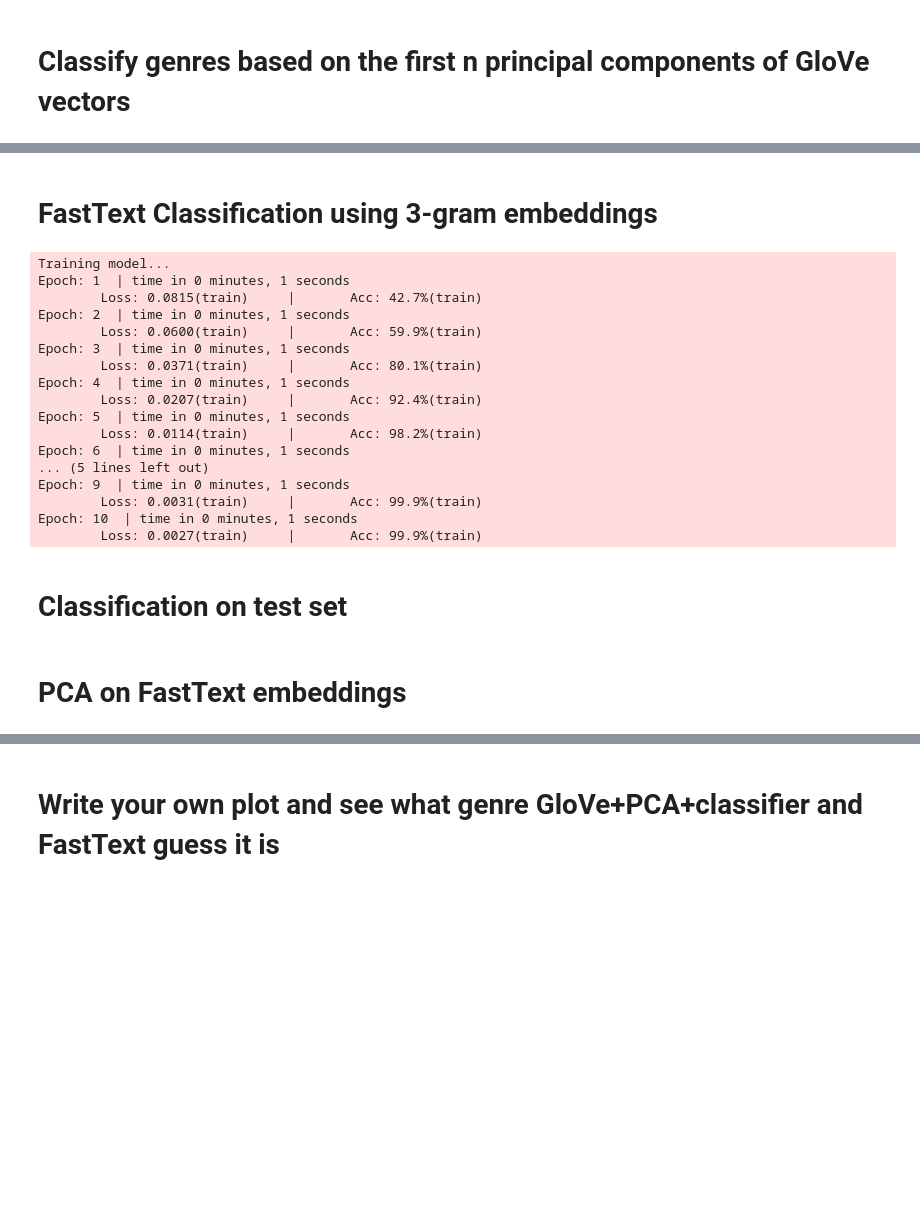
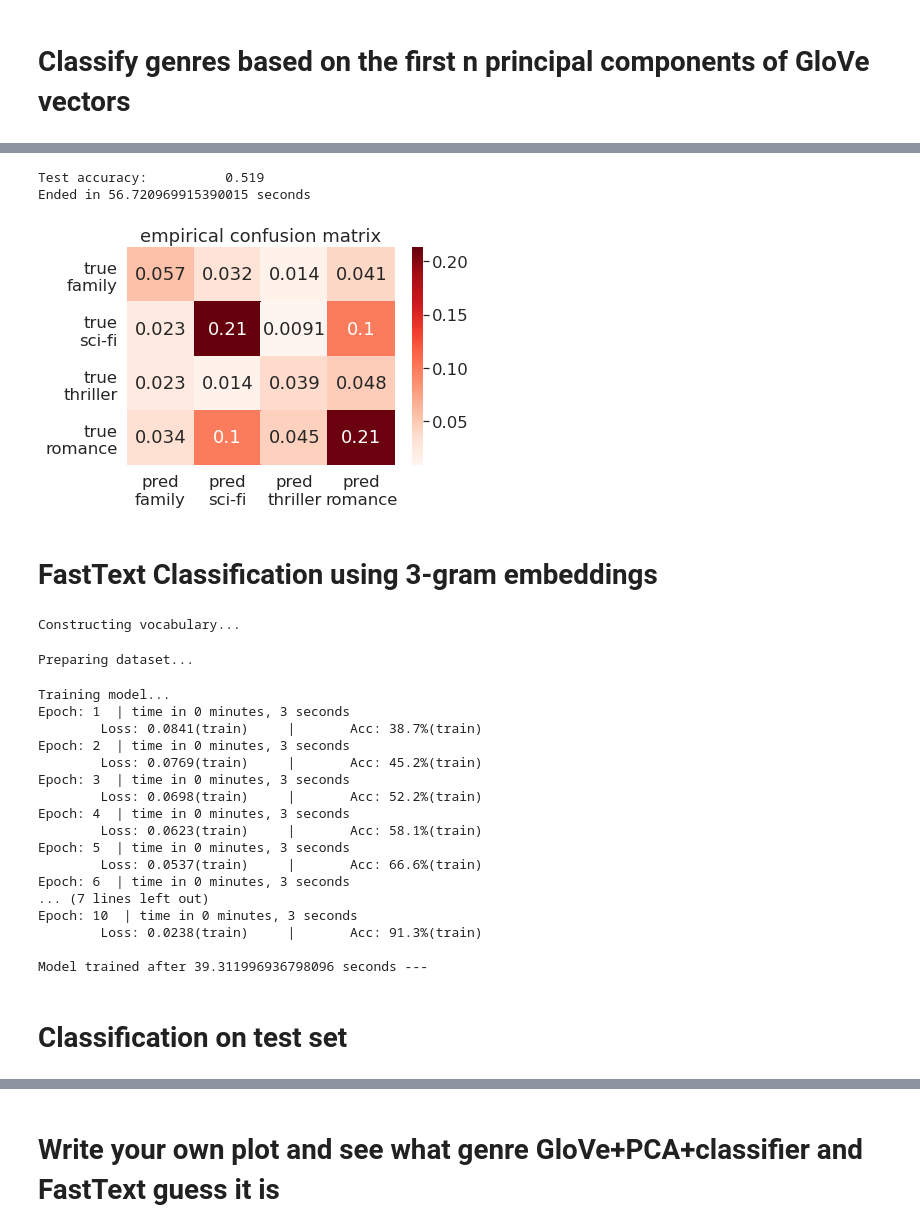
Before and after one commit to Marcrulo/SignalsExam, a Jupyter notebook: Group13.ipynb, the cells around one changed output, grey strips where cells are left out. Drawn from its saved outputs; the diff is of its cells as text; code cells hidden in the pictures; blank space fills up the shorter version.

```diff
--- a/Group13.ipynb
+++ b/Group13.ipynb
@@ -54,3 +282,33 @@ def clean(text):
+# %%
+start_time = time.time()
+test_predictions  = np.array([classify_genre(x)[0][0] for x in range(len(y_test))])
+test_acc  = np.mean(test_predictions  == np.array(test_labels_genre))
+print('Test accuracy:\t\t%4.3f' % test_acc)
+print(f"Ended in {time.time() - start_time} seconds")
+# %% [output]
+Test accuracy:          0.519
+Ended in 56.720969915390015 seconds
+# %%
+# Confusion matrix:
+#
+# TRUE
+#               ___________________________________
+# family   (0) |______|________|__________|________|
+# sci-fi   (1) |______|________|__________|________|
+# thriller (2) |______|________|__________|________|
+# romance  (3) |______|________|__________|________|
+#               family  sci-fi   thriller   romance
+#               (0)      (1)       (2)        (3)
+#
+#                       PREDICT
+
+CM = confusion_matrix(test_labels_genre, test_predictions)
+CM_normalized = CM / CM.sum()
+snb.heatmap(CM_normalized,yticklabels=['true\nfamily','true\nsci-fi','true\nthriller','true\nromance'],xticklabels=['pred\nfamily','pred\nsci-fi','pred\nthriller','pred\nromance'],annot=True,cmap="Reds")
+plt.title('empirical confusion matrix')
+plt.show()
+# %% [output]
+[figure, added]
 # %% [markdown]
 # FastText Classification using 3-gram embeddings
 # %%
@@ -259,26 +518,28 @@ class FastText(object):
         return word in self.vocab.stoi
 # %%
 # Usage example:
-model = FastText(train_texts,train_labels,embed_dim=100,num_epochs=10)
+start_time = time.time()
+model = FastText(train_texts,train_labels,embed_dim=100,num_epochs=10,ngrams=3)
+print("Model trained after %s seconds ---" % (time.time() - start_time))
 # %% [output]
-Training model...
-Epoch: 1  | time in 0 minutes, 1 seconds
-        Loss: 0.0815(train)     |       Acc: 42.7%(train)
-Epoch: 2  | time in 0 minutes, 1 seconds
-        Loss: 0.0600(train)     |       Acc: 59.9%(train)
-Epoch: 3  | time in 0 minutes, 1 seconds
-        Loss: 0.0371(train)     |       Acc: 80.1%(train)
-Epoch: 4  | time in 0 minutes, 1 seconds
-        Loss: 0.0207(train)     |       Acc: 92.4%(train)
-Epoch: 5  | time in 0 minutes, 1 seconds
-        Loss: 0.0114(train)     |       Acc: 98.2%(train)
-Epoch: 6  | time in 0 minutes, 1 seconds
-... (5 lines left out)
-Epoch: 9  | time in 0 minutes, 1 seconds
-        Loss: 0.0031(train)     |       Acc: 99.9%(train)
-Epoch: 10  | time in 0 minutes, 1 seconds
-        Loss: 0.0027(train)     |       Acc: 99.9%(train)
+Constructing vocabulary...
+Preparing dataset...
+Training model...
+Epoch: 1  | time in 0 minutes, 3 seconds
+        Loss: 0.0841(train)     |       Acc: 38.7%(train)
+Epoch: 2  | time in 0 minutes, 3 seconds
+        Loss: 0.0769(train)     |       Acc: 45.2%(train)
+Epoch: 3  | time in 0 minutes, 3 seconds
+        Loss: 0.0698(train)     |       Acc: 52.2%(train)
+Epoch: 4  | time in 0 minutes, 3 seconds
+        Loss: 0.0623(train)     |       Acc: 58.1%(train)
+Epoch: 5  | time in 0 minutes, 3 seconds
+        Loss: 0.0537(train)     |       Acc: 66.6%(train)
+Epoch: 6  | time in 0 minutes, 3 seconds
+... (7 lines left out)
+Epoch: 10  | time in 0 minutes, 3 seconds
+        Loss: 0.0238(train)     |       Acc: 91.3%(train)
+
+Model trained after 39.311996936798096 seconds ---
 # %% [markdown]
 # Classification on test set
-# %% [markdown]
-# PCA on FastText embeddings
```
Also changed, not shown: parts of 53 cells of this notebook.
